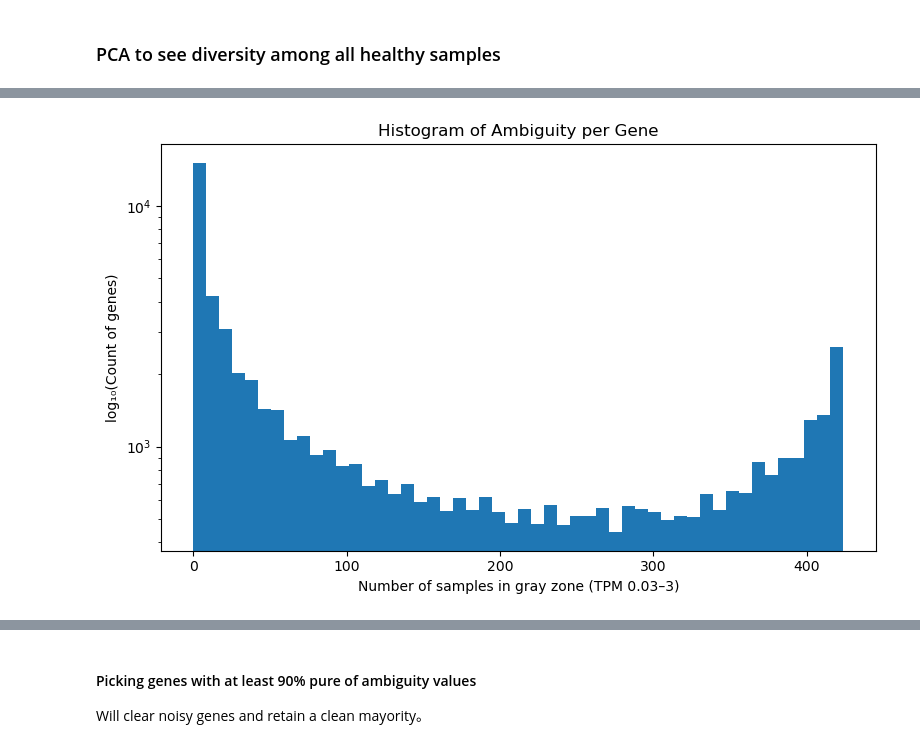
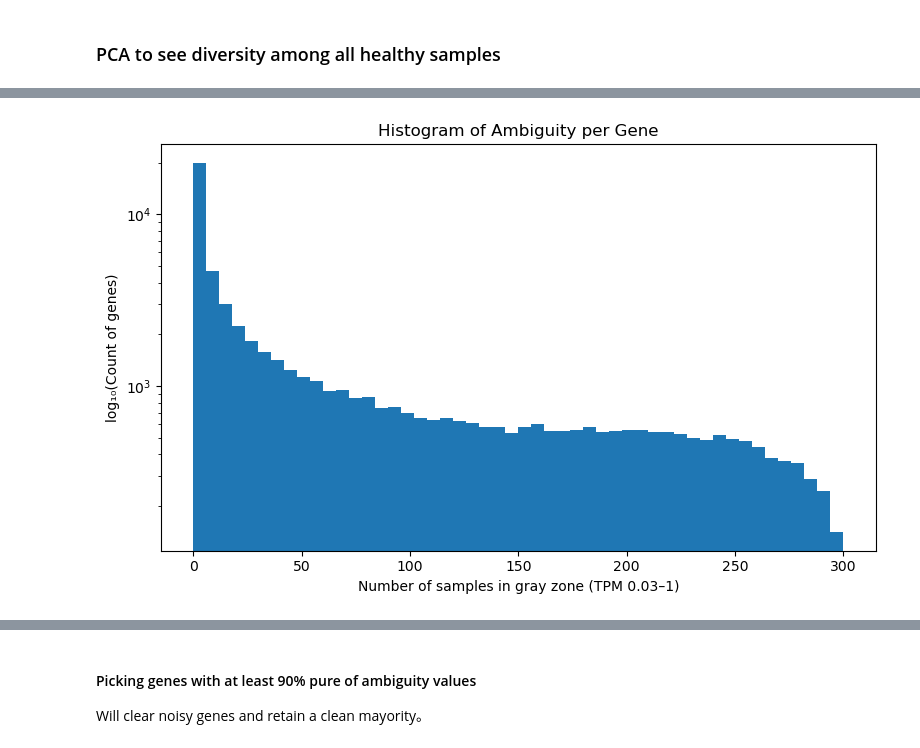
Before and after one commit to Alexreat/dissertation_project, a Jupyter notebook: notebooks/DissertProject.ipynb, the cells around one changed output, grey strips where cells are left out. Drawn from its saved outputs; the diff is of its cells as text; code cells hidden in the pictures.

```diff
--- a/notebooks/DissertProject.ipynb
+++ b/notebooks/DissertProject.ipynb
@@ -94,0 +187,18 @@ print(tcga_df_cleaned.index.duplicated().sum())
+# %%
+# Select only top X samples
+
+def select_top_n_samples(richness_df, top_n=300):
+    # Sort the DataFrame by richness_score in descending order
+    sorted_df = richness_df.sort_values('richness_score', ascending=False)
+
+    # Select the top N sample names (column names from your expression matrix)
+    top_sample_ids = sorted_df.head(top_n).index.tolist()
+
+    print(f"Selected top {top_n} samples with richness scores:")
+    print(sorted_df.head(top_n)[['richness_score']])
+
+    return top_sample_ids
+# %%
+# Select only top samples
+top_samples = select_top_n_samples(richness, top_n=300)
+filtered_tcga_top = tcga_df[top_samples]
@@ -94,0 +221,2 @@ print(tcga_df_cleaned.index.duplicated().sum())
+# %%
+tcga_df_cleaned = filtered_tcga_top
@@ -272,23 +424,23 @@ plt.show()
 # %%
 # Histogram of ambiguity per gene
 # Define gray zone thresholds
 lower_thresh = 0.03
-upper_thresh = 3
+upper_thresh = 1
 
 # Count ambiguity per gene, samples in the grey zone
 ambiguity_counts = tcga_only.apply(lambda row: ((row >= lower_thresh) & (row <= upper_thresh)).sum(), axis=1)
 
 # Histogram (log scale on y-axis)
 plt.figure(figsize=(8, 5))
 plt.hist(ambiguity_counts, bins=50)
 plt.yscale('log')
 plt.title("Histogram of Ambiguity per Gene")
-plt.xlabel("Number of samples in gray zone (TPM 0.03–3)")
+plt.xlabel("Number of samples in gray zone (TPM 0.03–1)")
 plt.ylabel("log₁₀(Count of genes)")
 plt.tight_layout()
 plt.show()
 # %% [output]
-[figure, old version]
+[figure, new version]
 # %%
 print (ambiguity_counts)
 # %% [output]
```
Also changed, not shown: parts of 51 cells of this notebook, 1 other file.
